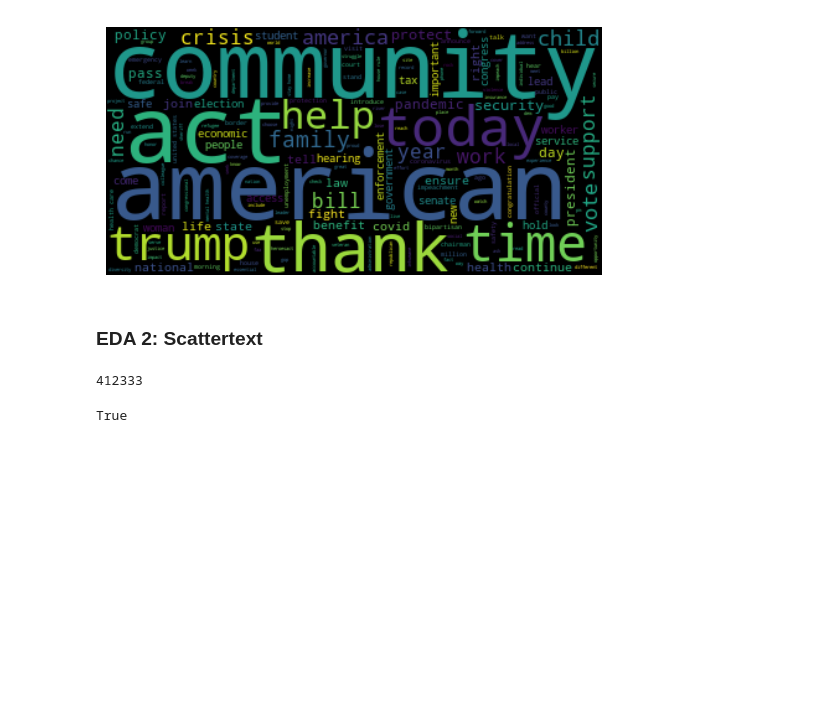
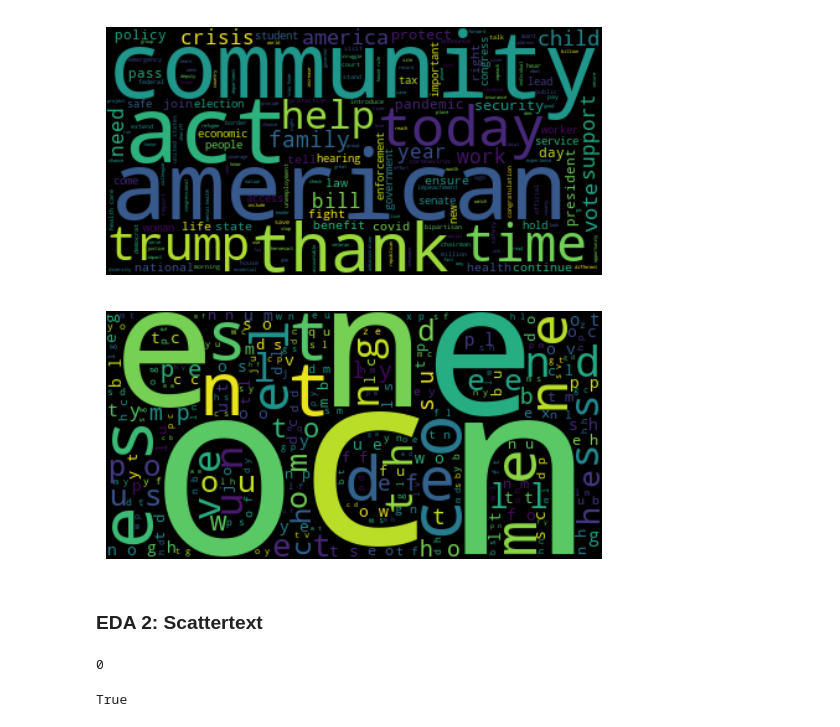
Before and after one commit to nereidagra/Computational-Social-Science-Projects, a Jupyter notebook: Project 5/Project 5 Student.ipynb, the cells around one changed output. Saved outputs shown, nothing was run; the diff lists cells and outputs as text; code cells hidden in the pictures; blank space fills up the shorter version.

```diff
--- a/Project 5/Project 5 Student.ipynb
+++ b/Project 5/Project 5 Student.ipynb
@@ -403,5 +406,7 @@ for t in ct_samp['tokens_lem']:
 # subset_tokens = ct_samp[['tokens', 'tokens_lem']]
 # print(subset_tokens)
 # %%
-# ##applying function to full data
-congress_tweets['tokens'] = congress_tweets['text'].map(lambda x: rem_punc_stop_lem(x))
+###This is what I would do if my computer were faster and I could apply the function to the full data.
+
+# # ##applying function to full data
+# congress_tweets['tokens'] = congress_tweets['text'].map(lambda x: rem_punc_stop_lem(x))
@@ -517,6 +522,11 @@ np.random.seed(12)
 ct_samp_100 = congress_tweets.sample(n=100)
 ct_samp_100['tokens'] = ct_samp_100['text'].map(lambda x: rem_punc_stop_lem(x))
 ct_samp_100
+
+np.random.seed(12)
+ct_samp_1000 = congress_tweets.sample(n=1000)
+ct_samp_1000['tokens'] = ct_samp_1000['text'].map(lambda x: rem_punc_stop_lem(x))
+ct_samp_1000
 # %% [output]
 |  | tweet_id | screen_name | datetime | text | name_wikipedia | position | joined_congress_date | birthday | ... |
 | 121376 | 1.253430e+18 | RepTjCox | 2020-04-23T17:23:43-04:00 | Wishing a blessed month to all ob... | TJ Cox | Rep | 3-Jan-19 | 7/18/1963 | ... |
@@ -546,17 +556,35 @@ plt.axis('off')                        # turn off axes
 plt.show()                             # show the plot
 # %% [output]
 [figure]
+# %%
+## Just going to see what happens with 1000
+# converting tokens to a string
+text = ' '.join(ct_samp_1000['tokens'].map(lambda text: ' '.join(text)))
+
+# WordCloud viz
+wordcloud = WordCloud(random_state=40).generate(text) # set random state to ensure same word cloud each time
+
+# plot
+plt.imshow(wordcloud,                  # specify wordcloud
+           interpolation = 'bilinear') # specifies how the words are displayed
+plt.axis('off')                        # turn off axes
+plt.show()                             # show the plot
+# %% [output]
+[figure, added]
 # %% [markdown]
 ### EDA 2: Scattertext
 # %%
+# sample of 100
 ##cleaning party column
 #NAs
 ct_samp_100 = ct_samp_100.dropna(subset=['party'])
 #categorical
 ct_samp_100['party'] = ct_samp_100['party'].astype('category')
 print(ct_samp_100['party'].isna().sum())  # Ensure there are no missing values
+# %% [output]
+0
 # %%
-# create measure
+# create measure with sample of 100
 #make a string to avoid value error
 ct_samp_100['tokens'] = ct_samp_100['tokens'].apply(lambda x: ' '.join(x) if isinstance(x, list) else x)
 
@@ -574,6 +602,4 @@ html = st.produce_scattertext_explorer(corpus,
                                        width_in_pixels=1000,
                                        minimum_term_frequency=5,  # Only include terms that appear at least 5 times?
                                        metadata=ct_samp_100['tweet_id'])  # Use "tweet_id" as id
-# %% [output]
-412333
 # %%
```
Also changed, not shown: parts of 23 cells of this notebook.
